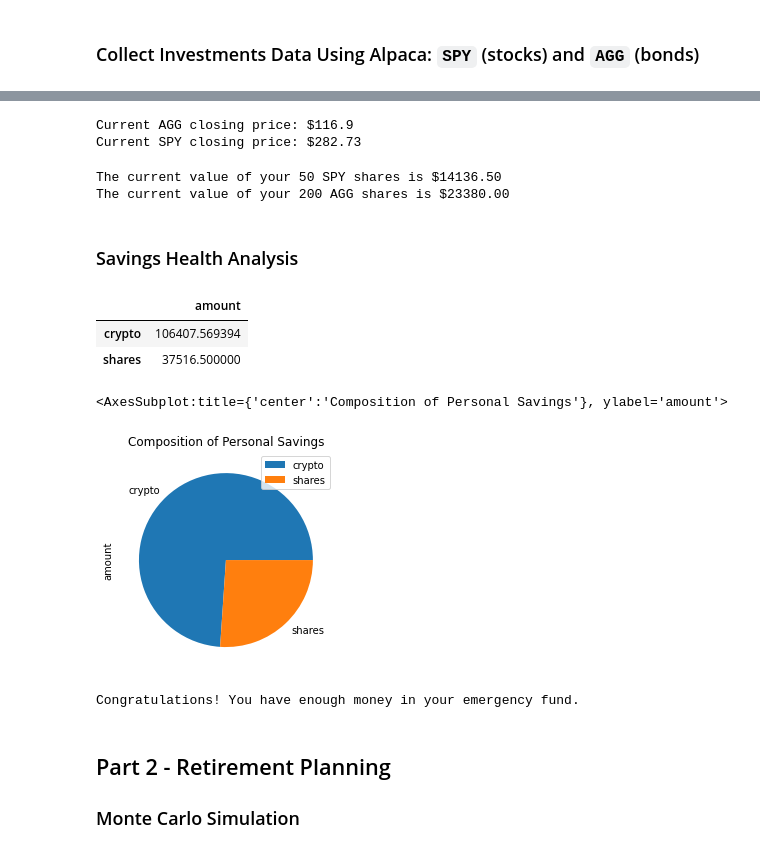
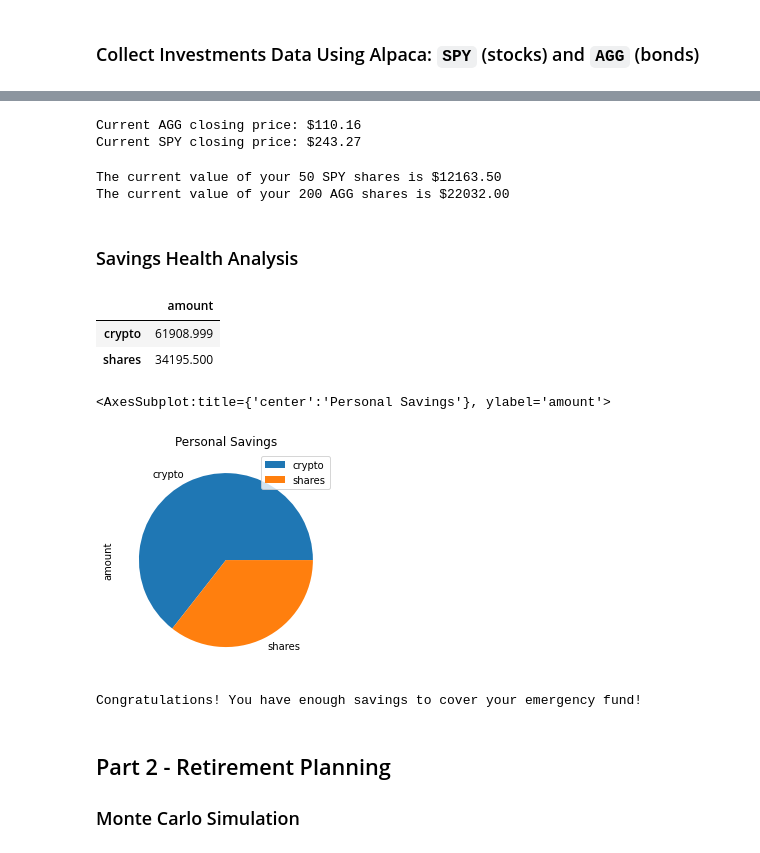
Before and after one commit to martsymarts/Unit-5-Homework, a Jupyter notebook: Unit 5 Homework/Unit 5 Homework.ipynb, the cells around one changed output, grey strips where cells are left out. Cells and saved outputs as stored; diff of their text form; code cells hidden in the pictures.

```diff
--- a/Unit 5 Homework/Unit 5 Homework.ipynb
+++ b/Unit 5 Homework/Unit 5 Homework.ipynb
@@ -59,6 +69,6 @@ my_spy = 50
 # %%
 # Format current date as ISO format
-# YOUR CODE HERE!
+start_date = pd.Timestamp("2017-06-23", tz="America/New_York").isoformat()
 
 # Set the tickers
 tickers = ["AGG", "SPY"]
@@ -67,11 +77,17 @@ tickers = ["AGG", "SPY"]
 timeframe = "1D"
 
 # Get current closing prices for SPY and AGG
+df_ticker = api.get_barset(
+    tickers,
+    timeframe,
+    start=start_date,
+    limit=1000
+).df
+
 # (use a limit=1000 parameter to call the most recent 1000 days of data)
-# YOUR CODE HERE!
 
 # Preview DataFrame
-# YOUR CODE HERE!
+df_ticker.sort_index(ascending=True)
 # %% [output]
 |  | AGG |  |  |  |  | SPY |  |  |  |  |
 |  | open | high | low | close | volume | open | high | low | close | volume |
@@ -84,58 +107,69 @@ timeframe = "1D"
 # %%
 # Pick AGG and SPY close prices
-# YOUR CODE HERE!
+agg_close_price = df_ticker['AGG']['close'][0]
+spy_close_price = df_ticker['SPY']['close'][0]
 
 # Print AGG and SPY close prices
 print(f"Current AGG closing price: ${agg_close_price}")
 print(f"Current SPY closing price: ${spy_close_price}")
 # %% [output]
-Current AGG closing price: $116.9
-Current SPY closing price: $282.73
+Current AGG closing price: $110.16
+Current SPY closing price: $243.27
 # %%
 # Compute the current value of shares
-# YOUR CODE HERE!
+spy_value = spy_close_price * spy
+agg_value = agg_close_price * agg
 
 # Print current value of shares
-print(f"The current value of your {my_spy} SPY shares is ${my_spy_value:0.2f}")
-print(f"The current value of your {my_agg} AGG shares is ${my_agg_value:0.2f}")
+print(f"The current value of your {spy} SPY shares is ${spy_value:0.2f}")
+print(f"The current value of your {agg} AGG shares is ${agg_value:0.2f}")
 # %% [output]
-The current value of your 50 SPY shares is $14136.50
-The current value of your 200 AGG shares is $23380.00
+The current value of your 50 SPY shares is $12163.50
+The current value of your 200 AGG shares is $22032.00
 # %% [markdown]
 ### Savings Health Analysis
 # %%
 # Set monthly household income
-# YOUR CODE HERE!
+monthly_income = 12000
+
 
 # Consolidate financial assets data
-# YOUR CODE HERE!
+total_crypto = btc_value + eth_value
+total_shares = spy_value + agg_value
+data = [ total_crypto, total_shares]
+df_savings = pd.DataFrame(data, index=['crypto','shares'], columns=['amount'])
 
 # Create savings DataFrame
-# YOUR CODE HERE!
 
 # Display savings DataFrame
 display(df_savings)
 # %% [output]
 |  | amount |
-| crypto | 106407.569394 |
-| shares | 37516.500000 |
+| crypto | 61908.999 |
+| shares | 34195.500 |
 # %%
 # Plot savings pie chart
-# YOUR CODE HERE!
+df_savings.plot.pie(y='amount',title='Personal Savings')
 # %% [output]
-<AxesSubplot:title={'center':'Composition of Personal Savings'}, ylabel='amount'>
+<AxesSubplot:title={'center':'Personal Savings'}, ylabel='amount'>
-[figure, old version]
+[figure, new version]
-# %%
-# Set ideal emergency fund
-emergency_fund = monthly_income * 3
-
-# Calculate total amount of savings
-# YOUR CODE HERE!
-
-# Validate saving health
-# YOUR CODE HERE!
-# %% [output]
-Congratulations! You have enough money in your emergency fund.
+# %%
+# Set ideal emergency fund
+emergency_fund = monthly_income * 3
+
+# Calculate total amount of savings
+total_savings = total_crypto + total_shares
+
+# Validate saving health
+if (total_savings > emergency_fund):
+    print("Congratulations! You have enough savings to cover your emergency fund!")
+elif (total_savings == emergency_fund):
+    print("Congratualtions on reaching this financial goal!")
+else:
+    diff = emergency_fund - total_savings
+    print(f"You are ${diff} away from reaching your financial goal")
+# %% [output]
+Congratulations! You have enough savings to cover your emergency fund!
 # %% [markdown]
 ## Part 2 - Retirement Planning
 
```
Also changed, not shown: parts of 33 cells of this notebook.
